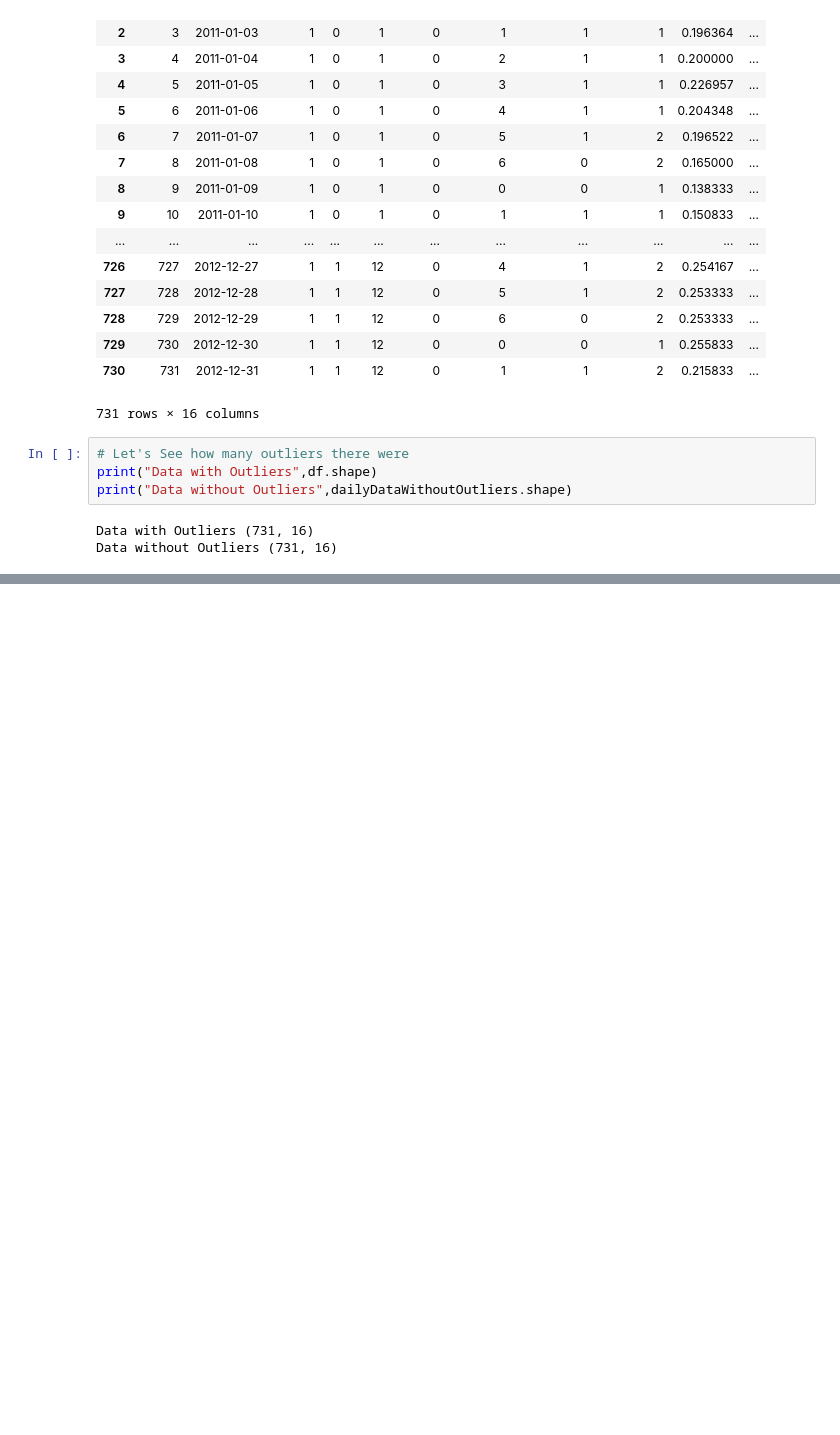
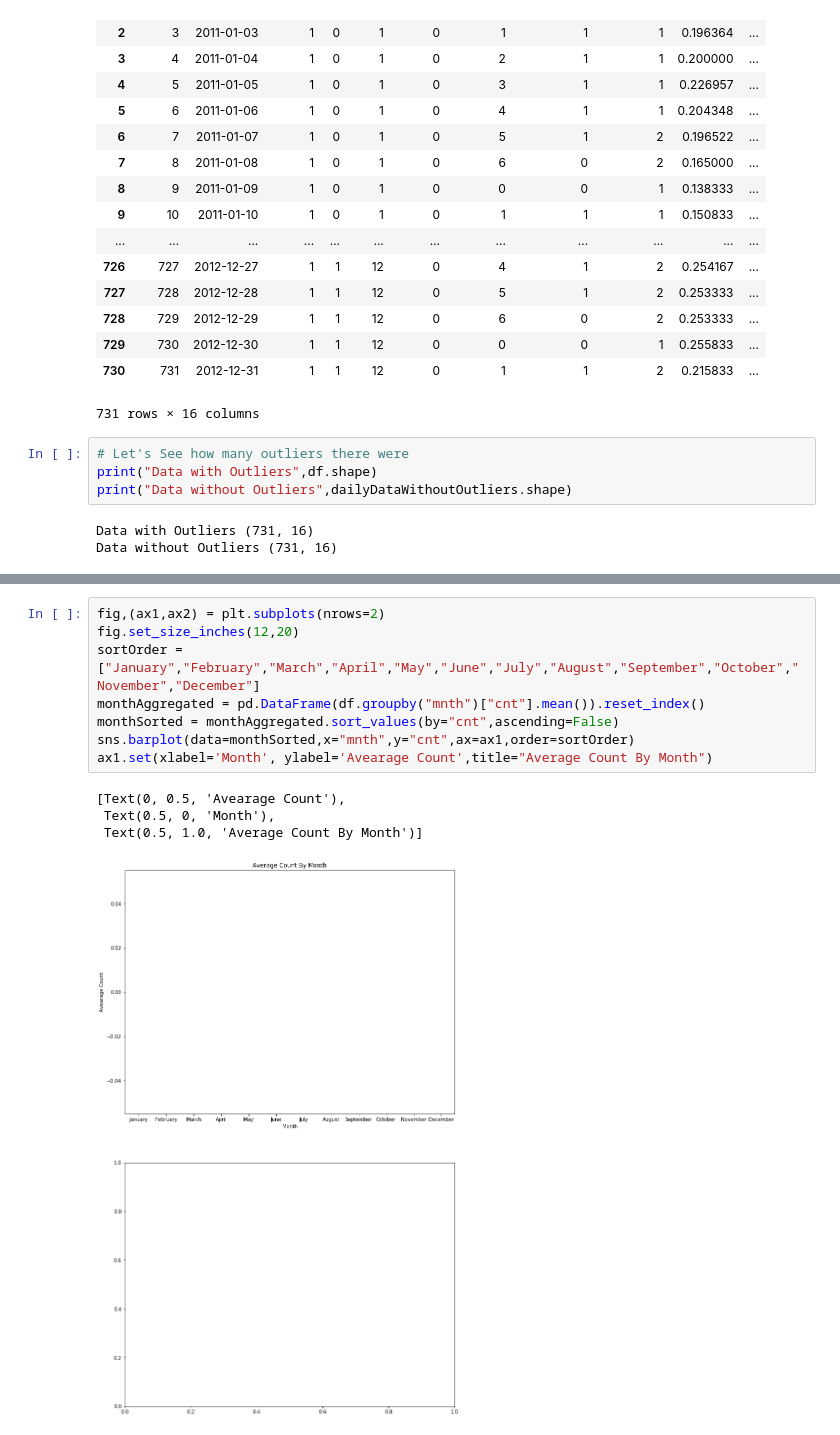
Before and after one commit to 369hiper/Bike-Rental-Prediction, a Jupyter notebook: Bike Rental Prediction.ipynb, the cells around one changed output, grey strips where cells are left out. Drawn from its saved outputs; the diff is of its cells as text; blank space fills up the shorter version.

```diff
--- a/Bike Rental Prediction.ipynb
+++ b/Bike Rental Prediction.ipynb
@@ -149,0 +194,13 @@ mask = np.array(corrMatt)
+# %%
+fig,(ax1,ax2) = plt.subplots(nrows=2)
+fig.set_size_inches(12,20)
+sortOrder = ["January","February","March","April","May","June","July","August","September","October","November","December"]
+monthAggregated = pd.DataFrame(df.groupby("mnth")["cnt"].mean()).reset_index()
+monthSorted = monthAggregated.sort_values(by="cnt",ascending=False)
+sns.barplot(data=monthSorted,x="mnth",y="cnt",ax=ax1,order=sortOrder)
+ax1.set(xlabel='Month', ylabel='Avearage Count',title="Average Count By Month")
+# %% [output]
+[Text(0, 0.5, 'Avearage Count'),
+ Text(0.5, 0, 'Month'),
+ Text(0.5, 1.0, 'Average Count By Month')]
+[figure, added]
```
Also changed, not shown: parts of 4 cells of this notebook.
